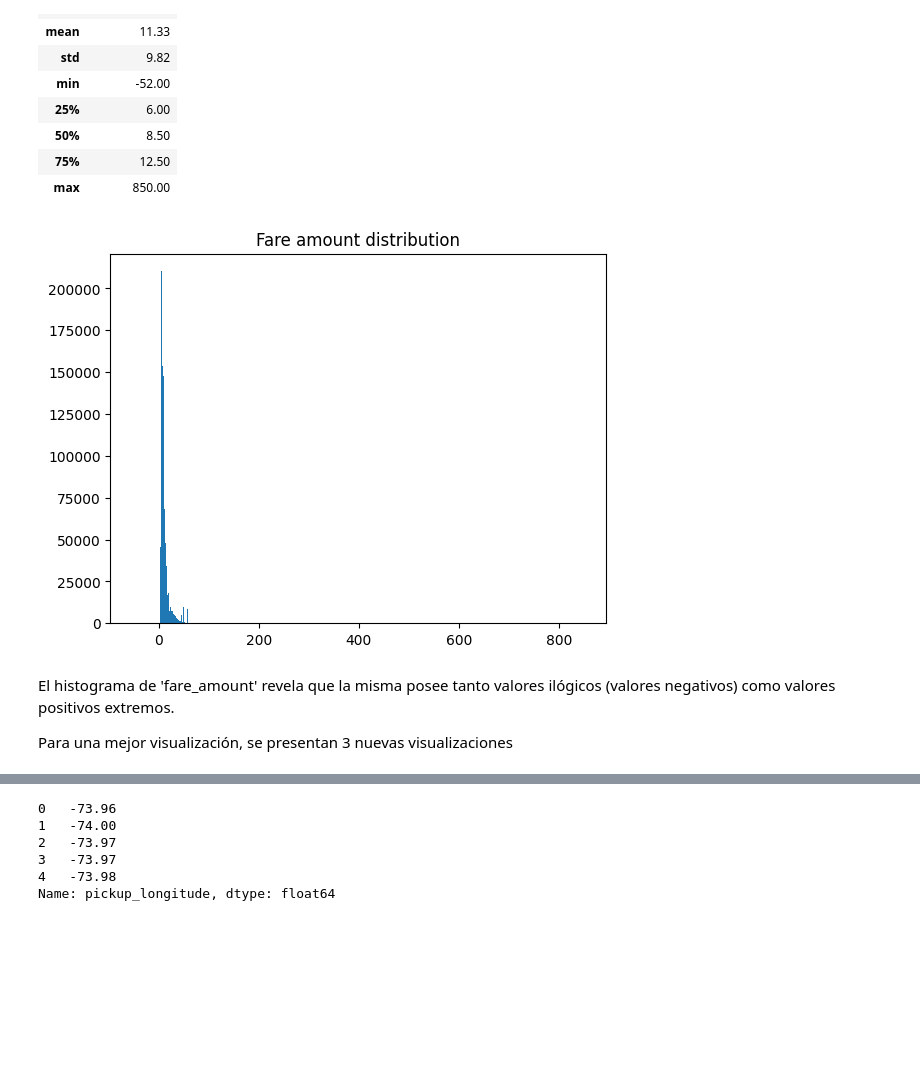
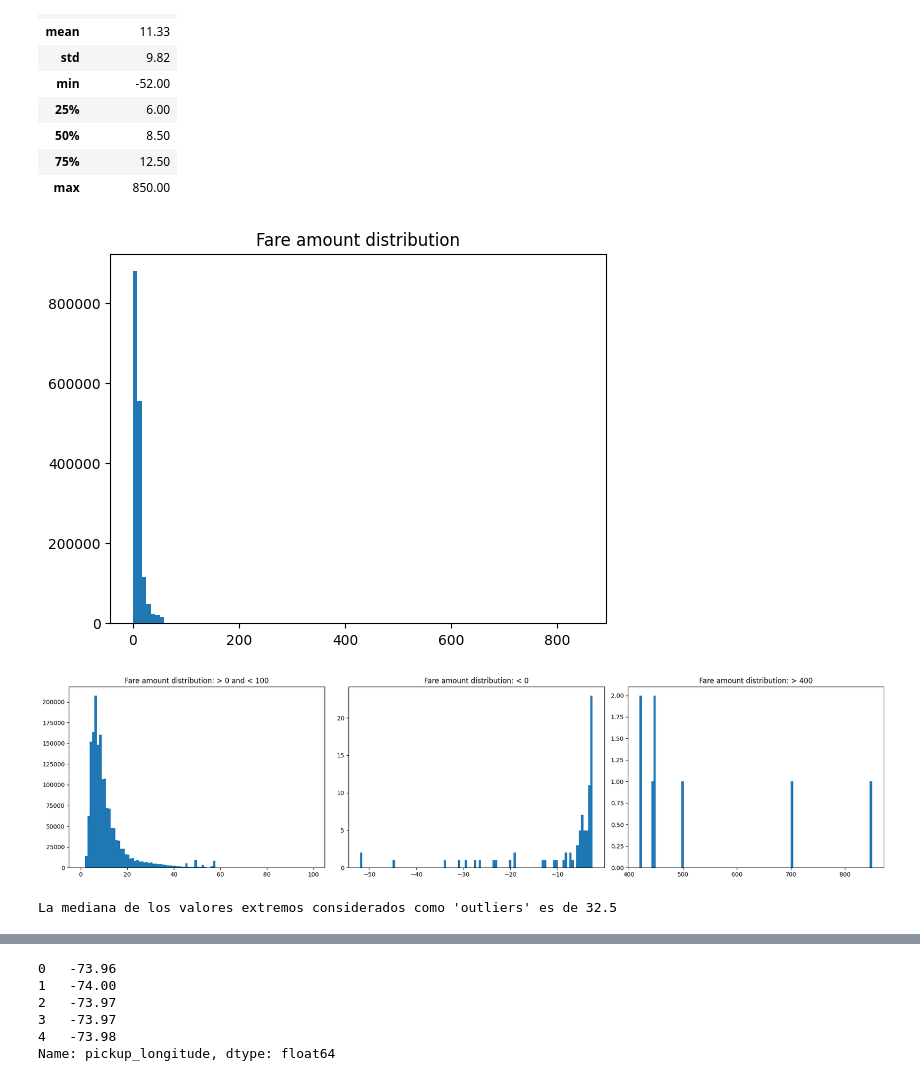
Before and after one commit to DavidGuzzi/DGKaggle, a Jupyter notebook: New York City Taxi Fare Prediction/taxi_fare_prediction_DG.ipynb, the cells around one changed output, grey strips where cells are left out. Drawn from its saved outputs; the diff is of its cells as text; code cells hidden in the pictures; blank space fills up the shorter version.

```diff
--- a/New York City Taxi Fare Prediction/taxi_fare_prediction_DG.ipynb
+++ b/New York City Taxi Fare Prediction/taxi_fare_prediction_DG.ipynb
@@ -89,11 +95,27 @@ df[['fare_amount']].describe()
 # %%
+#Se grafica un histograma de 'fare_amount' para conocer la distribución de la variable
 fig, ax = plt.subplots()
-ax.hist(df['fare_amount'], bins=1000)
+ax.hist(df['fare_amount'], bins=100)
 ax.set_title('Fare amount distribution')
 plt.show()
 # %% [output]
-[figure, old version]
+[figure, new version]
-# %% [markdown]
-El histograma de 'fare_amount' revela que la misma posee tanto valores ilógicos (valores negativos) como valores positivos extremos.
-
-Para una mejor visualización, se presentan 3 nuevas visualizaciones
+# %%
+#El histograma de 'fare_amount' revela que la misma posee tanto valores ilógicos (valores negativos) como valores positivos extremos.
+#Para una mejor visualización, se presentan 3 nuevas visualizaciones
+
+fig, axs = plt.subplots(1, 3, figsize=(20, 5))
+
+axs[0].hist(df[(df['fare_amount'] < 100) & (df['fare_amount'] > 0)]['fare_amount'], bins=100)
+axs[0].set_title('Fare amount distribution: > 0 and < 100')
+
+axs[1].hist(df[df['fare_amount'] < 0]['fare_amount'], bins=100)
+axs[1].set_title('Fare amount distribution: < 0')
+
+axs[2].hist(df[df['fare_amount'] > 400]['fare_amount'], bins=100)
+axs[2].set_title('Fare amount distribution: > 400')
+
+plt.tight_layout()
+plt.show()
+# %% [output]
+[figure, added]
@@ -99,0 +128,16 @@ Para una mejor visualización, se presentan 3 nuevas visualizaciones
+# %%
+#Se analizan si los datos extremos positivos constituyen outliers y se determinan decisiones a tomar
+#Se procede al cálculo del Rango Intercuartílico (IQR)
+
+Q1 = df['fare_amount'].quantile(0.25)
+Q3 = df['fare_amount'].quantile(0.75)
+IQR = Q3 - Q1
+
+outliers = df[(df['fare_amount'] > (Q3 + 1.5 * IQR))]
+print(f"La mediana de los valores extremos considerados como 'outliers' es de {outliers['fare_amount'].median()}")
+
+#Las observaciones calificadas como outliers (según metodología tradicional), no serán eliminadas de la matriz de información hasta tanto en cuanto
+#no se comparen las mimas con otras variables de la matriz (altos valores de 'fare_amount' pueden responder a horarios cacracterizados por mucha demanda
+#o bien a recorridos significativos en distancia).
+# %% [output]
+La mediana de los valores extremos considerados como 'outliers' es de 32.5
```
Also changed, not shown: parts of 19 cells of this notebook.
